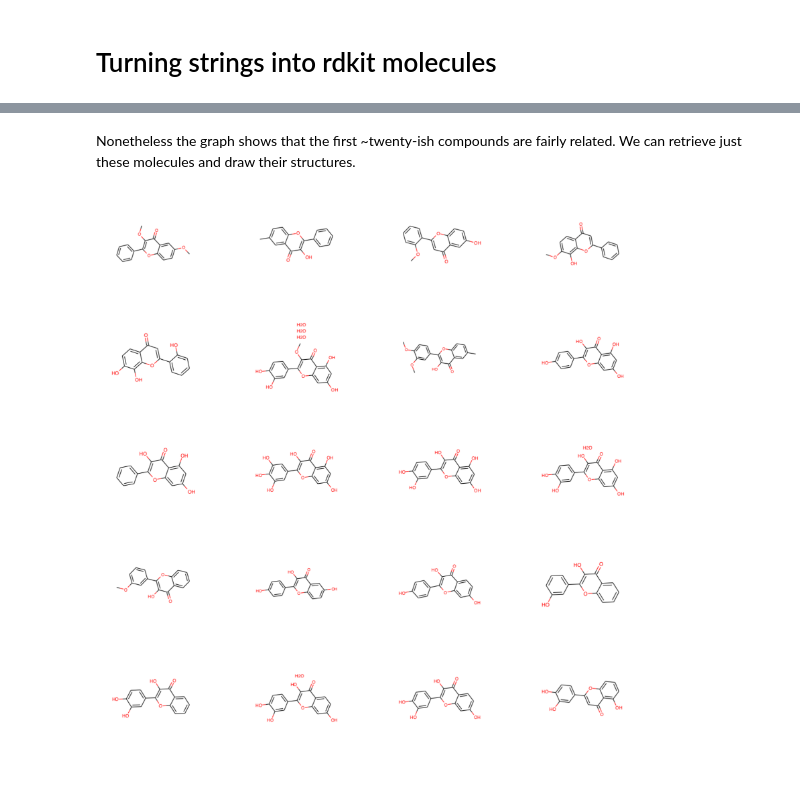
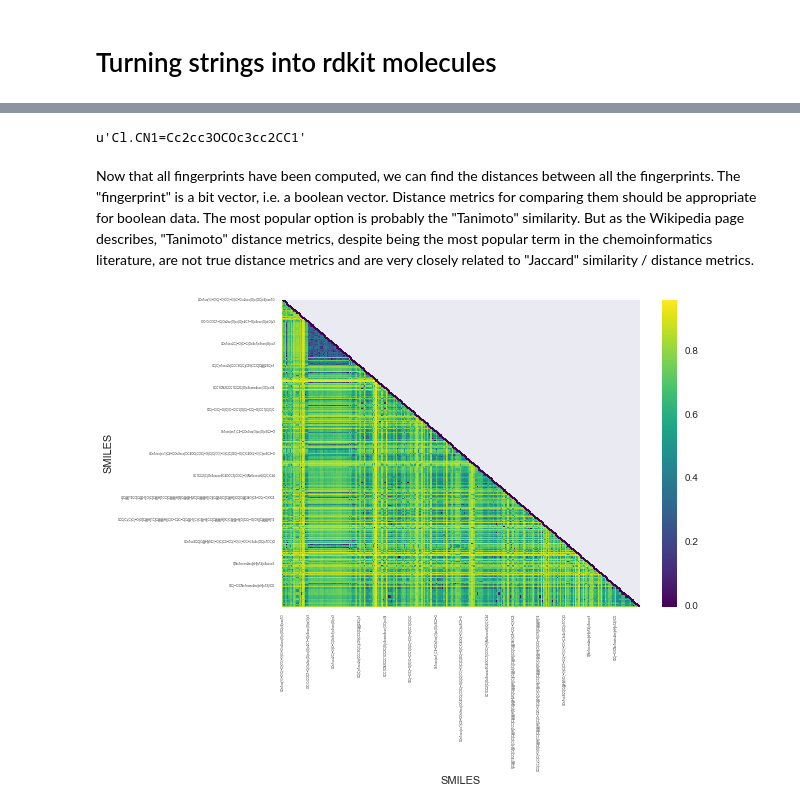
Before and after one commit to tentrillion/ipython_notebooks, a Jupyter notebook: analyzing_structures_of_SGTC_compound_libraries.ipynb, the cells around one changed output, grey strips where cells are left out. Drawn from its saved outputs; the diff is of its cells as text; code cells hidden in the pictures; blank space fills up the shorter version.

Commit message:
refactored notebook to avoid sns.clustermap

```diff
--- a/analyzing_structures_of_SGTC_compound_libraries.ipynb
+++ b/analyzing_structures_of_SGTC_compound_libraries.ipynb
@@ -55,15 +61,14 @@ smiles_list = table['SMILES']
 mols = []
 fingerprints = []
 
-for smiles in smiles_list:
+for idx, smiles in enumerate(smiles_list):
     mol = Chem.MolFromSmiles(smiles)
     if mol:
-        fingerprint = FingerprintMols.FingerprintMol(mol)
+        mols.append(mol)
     else:
-        print 'Unable to parse SMILES string %s and so this molecule will be skipped.' % smiles
-        print 'Please check validity of this string.'
+        print 'Unable to parse item %s, SMILES string %s and so this molecule will be skipped.' % (idx, smiles)
+        print 'Please check validity of this string or manually remove it from smiles_list.'
         continue
 
-    mols.append(mol)
-    fingerprints.append(fingerprint)
+fingerprint_mat = np.vstack(np.asarray(rdmolops.RDKFingerprint(mol, fpSize = 2048), dtype = 'bool') for mol in mols)
 # %% [output]
@@ -100,14 +77,20 @@ my_clustermap = sns.clustermap(my_matrix)
-# %% [markdown]
-Nonetheless the graph shows that the first ~twenty-ish compounds are fairly related.  We can retrieve just these molecules and draw their structures.
-# %%
-first_twenty_indices = my_clustermap.dendrogram_col.reordered_ind[0:20]
-
-f, ax = plt.subplots(5, 4, figsize = (30, 30))
-
-for counter, index in enumerate(first_twenty_indices):
-    x, y = np.unravel_index(counter, dims=(5, 4))
-    ax[x, y].imshow(Draw.MolToImage(mols[index], size=(200, 200), fitImage=True))
-    ax[x, y].grid(False)
-    ax[x, y].axis('off')
-# %% [output]
-[figure, removed]
+# %%
+smiles_list.pop(215)
+# %% [output]
+u'Cl.CN1=Cc2cc3OCOc3cc2CC1'
+# %% [markdown]
+Now that all fingerprints have been computed, we can find the distances between all the fingerprints.  The "fingerprint" is a bit vector, i.e. a boolean vector.  Distance metrics for comparing them should be appropriate for boolean data.  The most popular option is probably the "Tanimoto" similarity.  But as the Wikipedia page describes, "Tanimoto" distance metrics, despite being the most popular term in the chemoinformatics literature, are not true distance metrics and are very closely related to "Jaccard" similarity / distance metrics.
+# %%
+dist_mat = pdist(fingerprint_mat, 'jaccard')
+
+dist_df = pd.DataFrame(squareform(dist_mat), index = smiles_list, columns= smiles_list)
+
+# set a mask
+mask = np.zeros_like(dist_df, dtype = 'bool')
+mask[np.triu_indices_from(mask, k = 1)] = True
+# %%
+# plot
+ax = sns.heatmap(dist_df, mask=mask, cmap = cm.viridis, xticklabels=20, yticklabels=20, )
+ax.tick_params(axis='both', which='major', labelsize=3)
+# %% [output]
+[figure, added]
```
Also changed, not shown: parts of 17 cells of this notebook.
